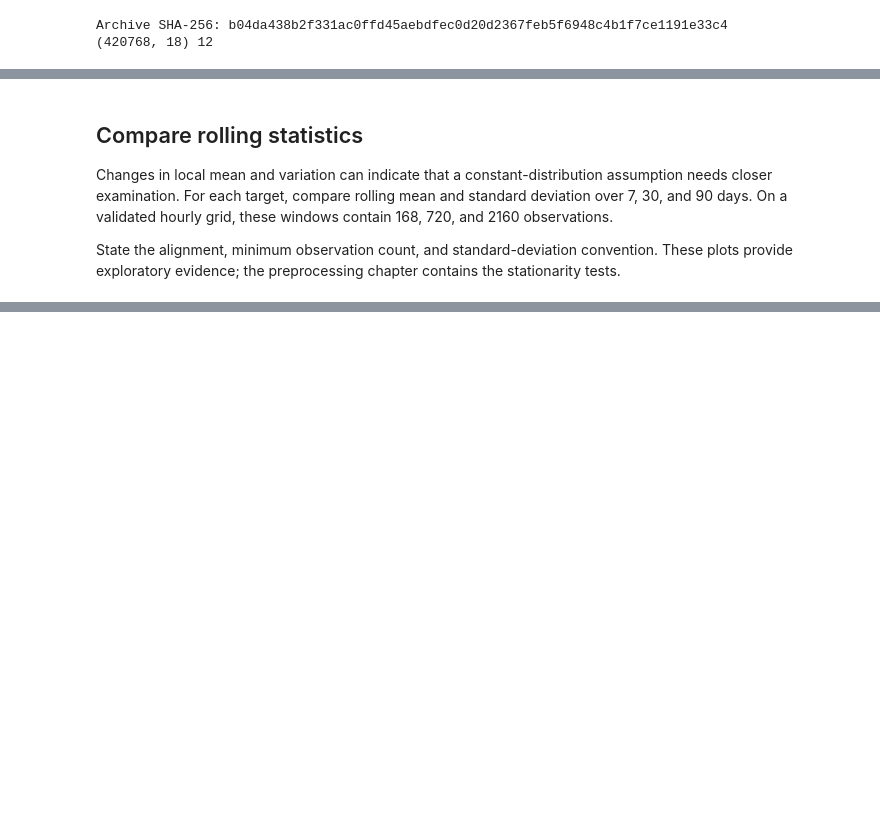
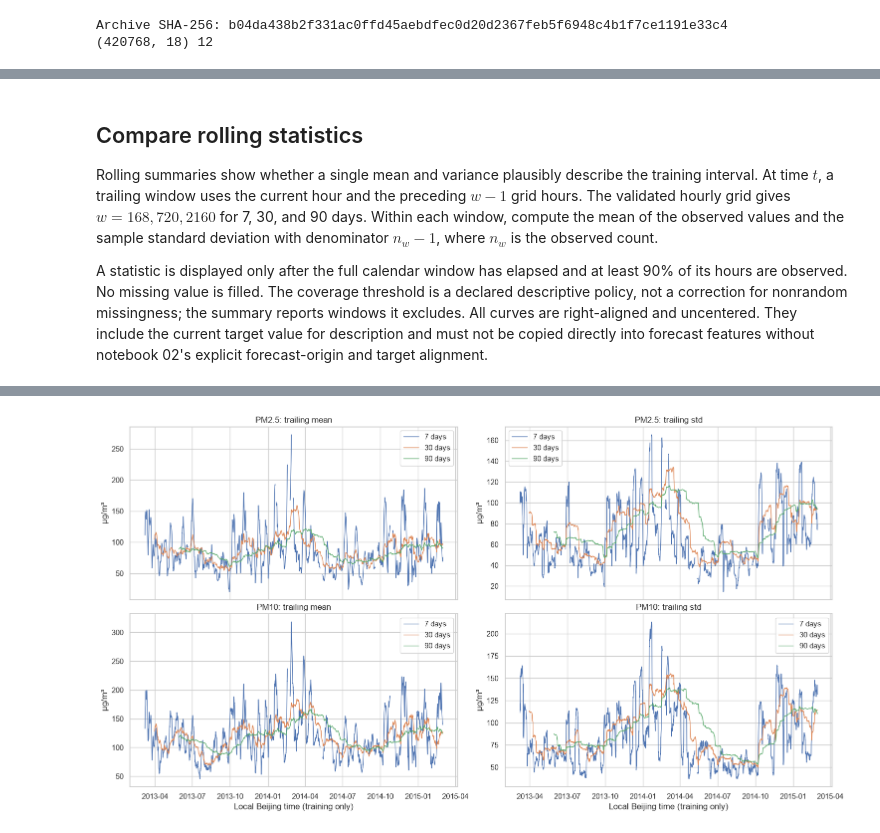
Before and after one commit to NgTHung/preprocessing, a Jupyter notebook: book/01_time_series_eda.ipynb, the cells around one changed output, grey strips where cells are left out. Drawn from its saved outputs; the diff is of its cells as text; code cells hidden in the pictures; blank space fills up the shorter version.

```diff
--- a/book/01_time_series_eda.ipynb
+++ b/book/01_time_series_eda.ipynb
@@ -141,8 +1155,53 @@ Interpretation TODO: for each target, describe the dominant lags and any seasona
 # %% [markdown]
 ## Compare rolling statistics
 
-Changes in local mean and variation can indicate that a constant-distribution assumption needs closer examination. For each target, compare rolling mean and standard deviation over 7, 30, and 90 days. On a validated hourly grid, these windows contain 168, 720, and 2160 observations.
+Rolling summaries show whether a single mean and variance plausibly describe the training interval. At time $t$, a trailing window uses the current hour and the preceding $w-1$ grid hours. The validated hourly grid gives $w=168,720,2160$ for 7, 30, and 90 days. Within each window, compute the mean of the observed values and the sample standard deviation with denominator $n_w-1$, where $n_w$ is the observed count.
 
-State the alignment, minimum observation count, and standard-deviation convention. These plots provide exploratory evidence; the preprocessing chapter contains the stationarity tests.
+A statistic is displayed only after the full calendar window has elapsed and at least 90% of its hours are observed. No missing value is filled. The coverage threshold is a declared descriptive policy, not a correction for nonrandom missingness; the summary reports windows it excludes. All curves are right-aligned and uncentered. They include the current target value for description and must not be copied directly into forecast features without notebook 02's explicit forecast-origin and target alignment.
 # %%
-# TODO: Implement the method. Store metrics in named variables and print them.
+ROLLING_DAYS = [7, 30, 90]
+MIN_OBSERVED_SHARE = 0.9
+rolling_statistics = {}
+rolling_rows = []
+
+for target in TARGET_COLUMNS:
+    for days in ROLLING_DAYS:
+        window_hours = days * 24
+        min_observations = int(np.ceil(MIN_OBSERVED_SHARE * window_hours))
+        roller = train[target].rolling(window_hours, min_periods=min_observations, center=False)
+        observed_count = train[target].rolling(window_hours, min_periods=0).count()
+        full_window = pd.Series(np.arange(len(train)) >= window_hours - 1, index=train.index)
+        retained = full_window & observed_count.ge(min_observations)
+        stats = pd.DataFrame(
+            {"mean": roller.mean().where(retained), "std": roller.std(ddof=1).where(retained),
+             "observed_count": observed_count, "observed_share": observed_count / window_hours,
+             "retained": retained}
+        )
+        assert stats.loc[~retained, ["mean", "std"]].isna().all().all()
+        assert stats.loc[retained, "observed_count"].ge(min_observations).all()
+        rolling_statistics[(target, days)] = stats
+        rolling_rows.append(
+            {"target": target, "window_days": days, "window_hours": window_hours,
+             "minimum_observations": min_observations, "warmup_hours": window_hours - 1,
+             "retained_windows": int(retained.sum()),
+             "excluded_after_warmup": int((full_window & ~retained).sum()),
+             "minimum_retained_observed_share": float(stats.loc[retained, "observed_share"].min()),
+             "mean_min": stats["mean"].min(), "mean_max": stats["mean"].max(),
+             "std_min": stats["std"].min(), "std_max": stats["std"].max()}
+        )
+rolling_summary = pd.DataFrame(rolling_rows).set_index(["target", "window_days"])
+display(rolling_summary.round(3))
+
+fig, axes = plt.subplots(2, 2, figsize=(15, 8), sharex=True, constrained_layout=True)
+for row, target in enumerate(TARGET_COLUMNS):
+    for col, statistic in enumerate(["mean", "std"]):
+        ax = axes[row, col]
+        for days in ROLLING_DAYS:
+            stats = rolling_statistics[(target, days)]
+            ax.plot(stats.index, stats[statistic], lw=1, label=f"{days} days")
+        ax.set(title=f"{target}: trailing {statistic}", ylabel="µg/m³")
+        ax.legend()
+        if row == 1:
+            ax.set_xlabel("Local Beijing time (training only)")
+plt.show()
+# %% [output]
@@ -149 +1216,2 @@ State the alignment, minimum observation count, and standard-deviation conventio
+[figure, added]
 # %% [markdown]
```
Also changed, not shown: parts of 32 cells of this notebook, 8 other files.
